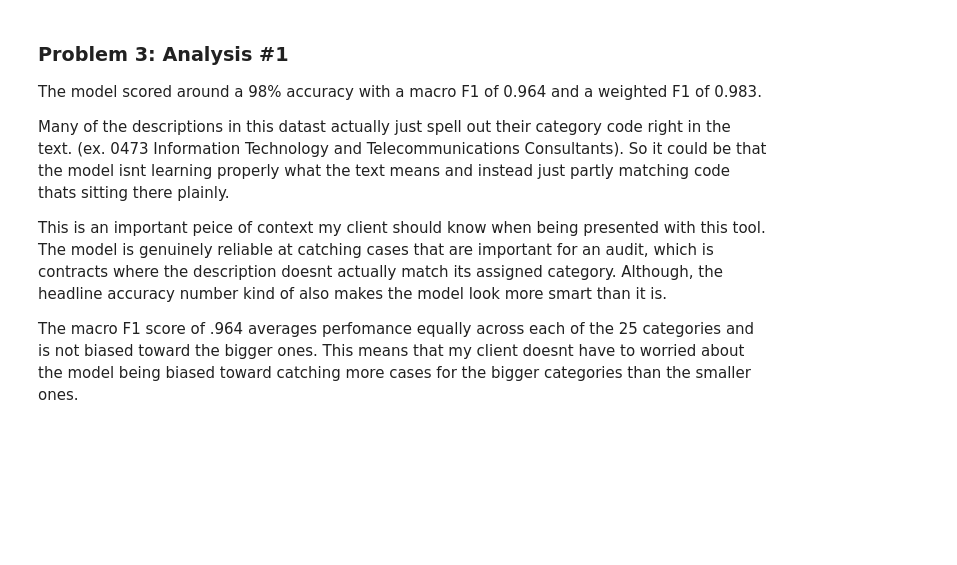
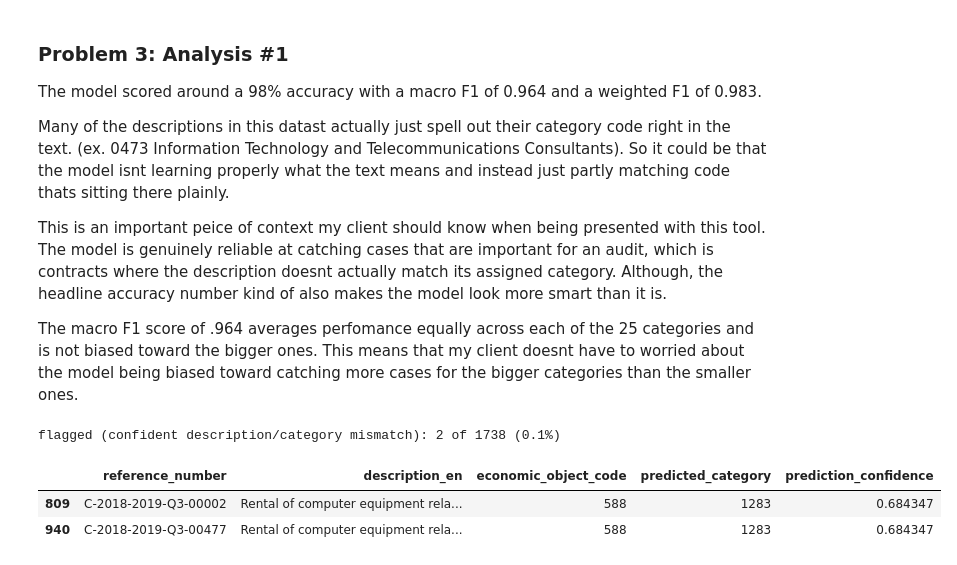
Before and after one commit to arriyan-aa/AA_Final_Project, a Jupyter notebook: notebook.ipynb, the cells around one changed output. Saved outputs shown, nothing was run; the diff lists cells and outputs as text; code cells hidden in the pictures; blank space fills up the shorter version.

```diff
--- a/notebook.ipynb
+++ b/notebook.ipynb
@@ -742,3 +742,19 @@ Many of the descriptions in this datast actually just spell out their category c
 This is an important peice of context my client should know when being presented with this tool. The model is genuinely reliable at catching cases that are important for an audit, which is contracts where the description doesnt actually match its assigned category. Although, the headline accuracy number kind of also makes the model look more smart than it is.
 
 The macro F1 score of .964 averages perfomance equally across each of the 25 categories and is not biased toward the bigger ones. This means that my client doesnt have to worried about the model being biased toward catching more cases for the bigger categories than the smaller ones.
+# %%
+X_all_vec=vectorizer.transform(model_df['description_en'])
+model_df['predicted_category'] = clf.predict(X_all_vec)
+model_df['prediction_confidence'] = clf.predict_proba(X_all_vec).max(axis=1)
+model_df['category_mismatch'] = (
+    (model_df['predicted_category'] != model_df['economic_object_code']) &
+    (model_df['prediction_confidence'] >= 0.6))
+n_mismatch =model_df['category_mismatch'].sum()
+print(f"flagged (confident description/category mismatch): {n_mismatch} of {len(model_df)} ({n_mismatch/len(model_df):.1%})")
+model_df[model_df['category_mismatch']][['reference_number','description_en',
+    'economic_object_code','predicted_category','prediction_confidence']]
+# %% [output]
+flagged (confident description/category mismatch): 2 of 1738 (0.1%)
+|  | reference_number | description_en | economic_object_code | predicted_category | prediction_confidence |
+| 809 | C-2018-2019-Q3-00002 | Rental of computer equipment rela... | 588 | 1283 | 0.684347 |
+| 940 | C-2018-2019-Q3-00477 | Rental of computer equipment rela... | 588 | 1283 | 0.684347 |
```
Also changed, not shown: parts of 1 cell of this notebook.
